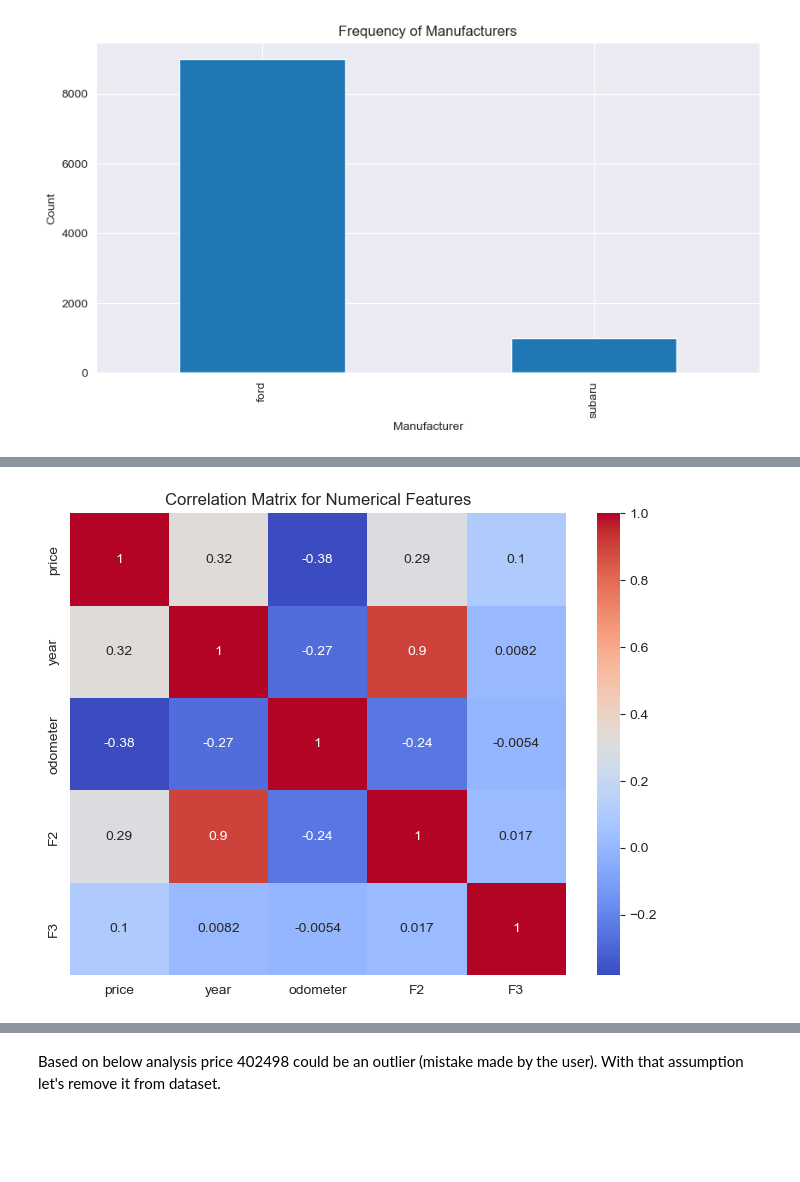
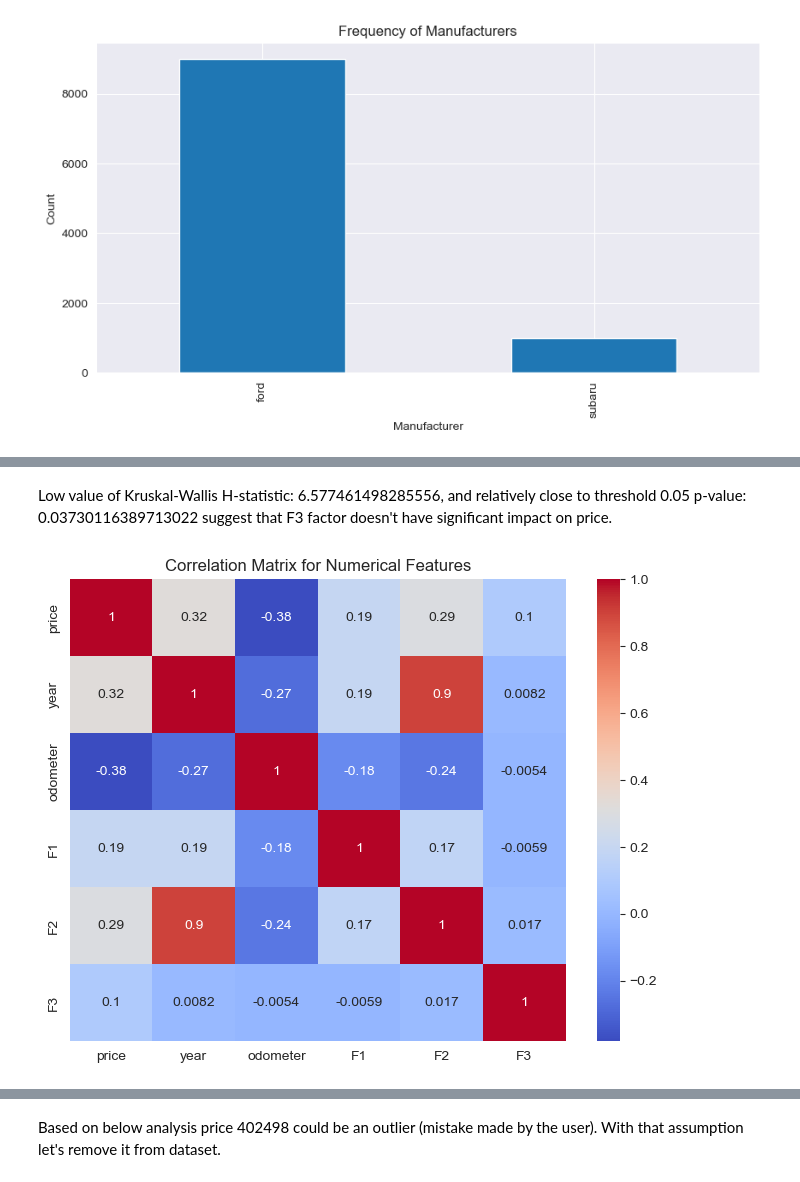
Before and after one commit to logger421/ExplainableAI, a Jupyter notebook: work_set1.ipynb, the cells around one changed output, grey strips where cells are left out. Drawn from its saved outputs; the diff is of its cells as text; code cells hidden in the pictures; blank space fills up the shorter version.

Commit message:
Performed further analysis for given dataset

```diff
--- a/work_set1.ipynb
+++ b/work_set1.ipynb
@@ -68,0 +103,3 @@ dtype: int64
+# %%
+dataset = dataset.drop(columns=['fuel'])
+dataset.head()
@@ -122,11 +162,13 @@ silver  white  2610.0268    0.0  1578.1571  3641.8965   True
+# %% [markdown]
+Low value of Kruskal-Wallis H-statistic: 6.577461498285556, and relatively close to threshold 0.05 p-value: 0.03730116389713022 suggest that F3 factor doesn't have significant impact on price.
 # %%
-num_cols = ['price', 'year', 'odometer', 'F2', 'F3']
+num_cols = ['price', 'year', 'odometer', 'F1', 'F2', 'F3']
 
 corr = dataset[num_cols].corr()
 
 plt.figure(figsize=(8, 6))
 sns.heatmap(corr, annot=True, cmap='coolwarm')
 plt.title('Correlation Matrix for Numerical Features')
 plt.show()
 # %% [output]
-[figure, old version]
+[figure, new version]
```
Also changed, not shown: parts of 16 cells of this notebook.
